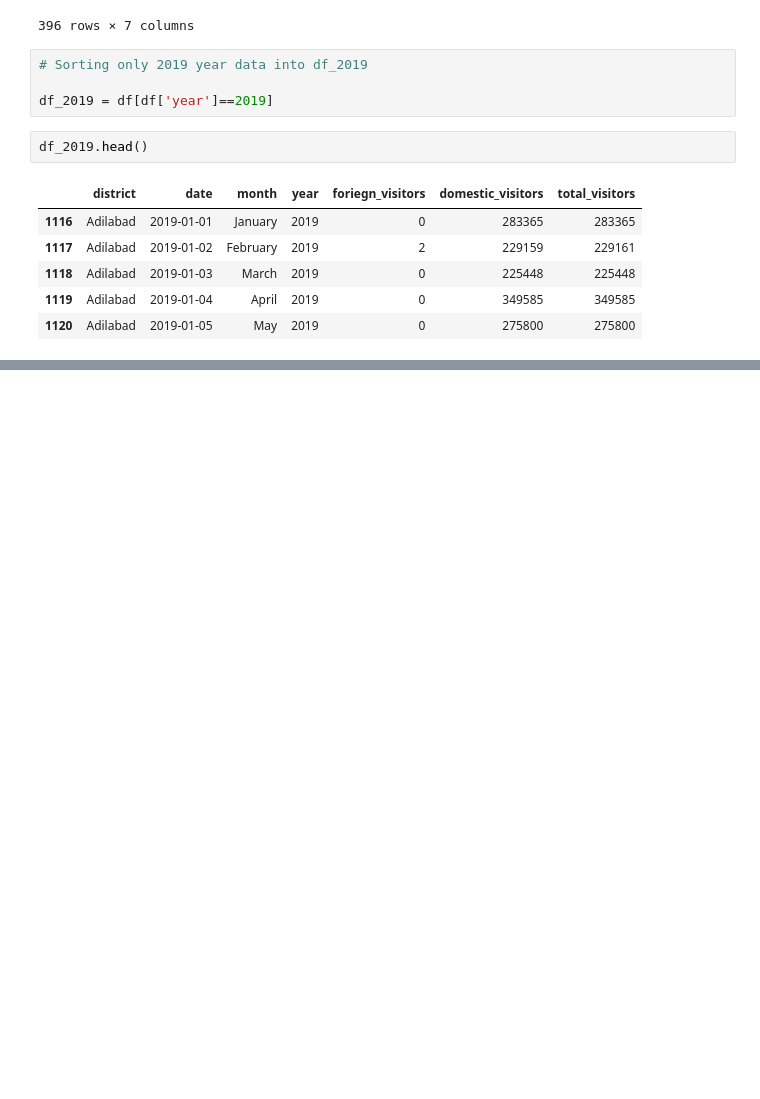
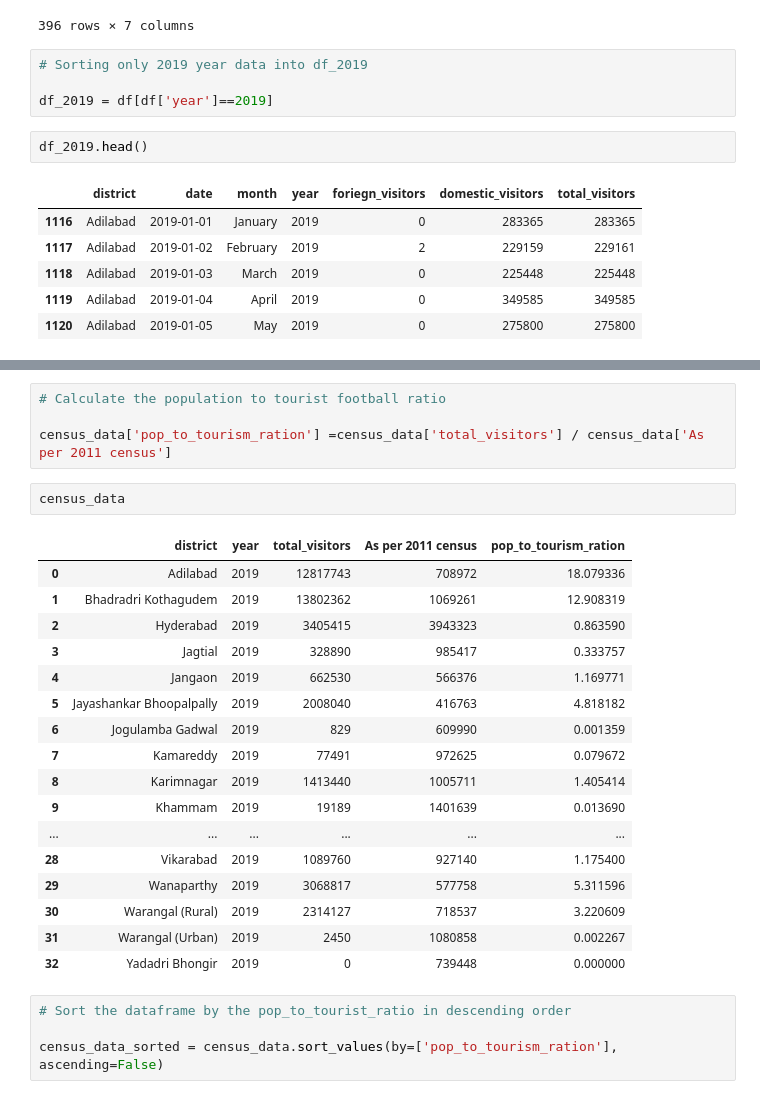
Before and after one commit to Prateek07-Kumar/-Telangana-Government-Tourism, a Jupyter notebook: Notebook/Query.ipynb, the cells around one changed output, grey strips where cells are left out. Drawn from its saved outputs; the diff is of its cells as text; blank space fills up the shorter version.

```diff
--- a/Notebook/Query.ipynb
+++ b/Notebook/Query.ipynb
@@ -499,0 +604,28 @@ df_2019.head()
+# %%
+# Calculate the population to tourist football ratio
+
+census_data['pop_to_tourism_ration'] =census_data['total_visitors'] / census_data['As per 2011 census']
+# %%
+census_data
+# %% [output]
+|  | district | year | total_visitors | As per 2011 census | pop_to_tourism_ration |
+| 0 | Adilabad | 2019 | 12817743 | 708972 | 18.079336 |
+| 1 | Bhadradri Kothagudem | 2019 | 13802362 | 1069261 | 12.908319 |
+| 2 | Hyderabad | 2019 | 3405415 | 3943323 | 0.863590 |
+| 3 | Jagtial | 2019 | 328890 | 985417 | 0.333757 |
+| 4 | Jangaon | 2019 | 662530 | 566376 | 1.169771 |
+| 5 | Jayashankar Bhoopalpally | 2019 | 2008040 | 416763 | 4.818182 |
+| 6 | Jogulamba Gadwal | 2019 | 829 | 609990 | 0.001359 |
+| 7 | Kamareddy | 2019 | 77491 | 972625 | 0.079672 |
+| 8 | Karimnagar | 2019 | 1413440 | 1005711 | 1.405414 |
+| 9 | Khammam | 2019 | 19189 | 1401639 | 0.013690 |
+| ... | ... | ... | ... | ... | ... |
+| 28 | Vikarabad | 2019 | 1089760 | 927140 | 1.175400 |
+| 29 | Wanaparthy | 2019 | 3068817 | 577758 | 5.311596 |
+| 30 | Warangal (Rural) | 2019 | 2314127 | 718537 | 3.220609 |
+| 31 | Warangal (Urban) | 2019 | 2450 | 1080858 | 0.002267 |
+| 32 | Yadadri Bhongir | 2019 | 0 | 739448 | 0.000000 |
+# %%
+# Sort the dataframe by the pop_to_tourist_ratio in descending order
+
+census_data_sorted = census_data.sort_values(by=['pop_to_tourism_ration'], ascending=False)
```
Also changed, not shown: parts of 21 cells of this notebook.
